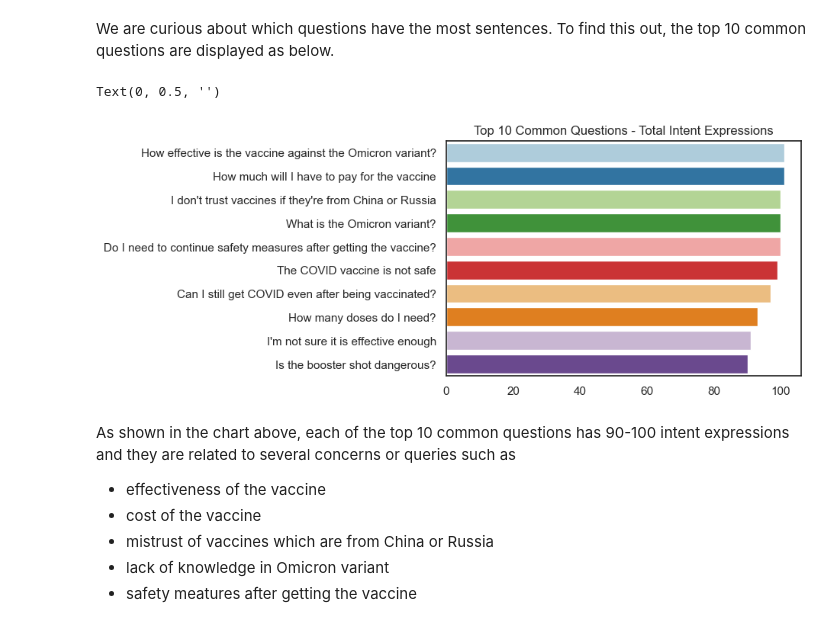
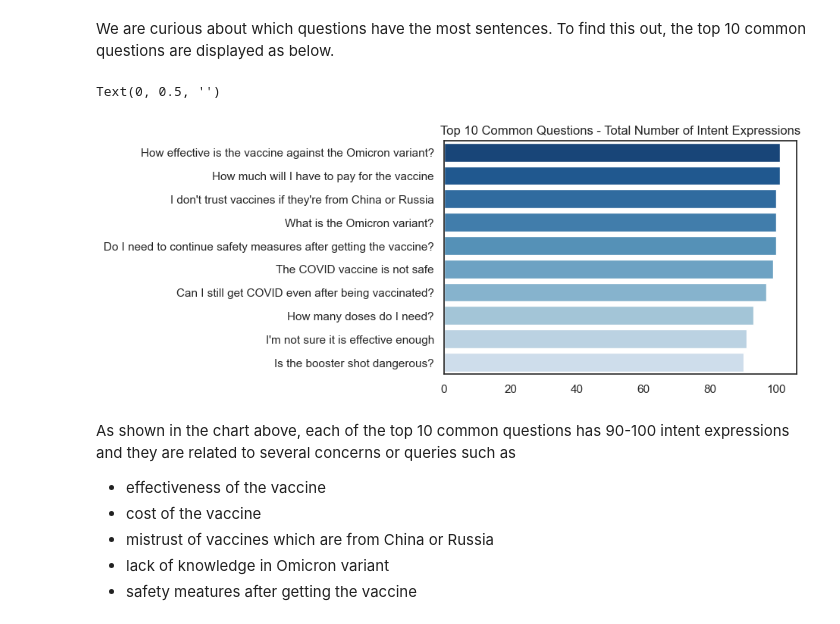
Before and after one commit to amy-panda/Text_Analysis_Covid_Vaccine_Hesitancy, a Jupyter notebook: eda.ipynb, the cells around one changed output. Cells and saved outputs as stored; diff of their text form; code cells hidden in the pictures.

```diff
--- a/eda.ipynb
+++ b/eda.ipynb
@@ -139,14 +146,15 @@ q_count_top10=df_intent.groupby(['label','label_idx'],as_index=False).count().so
 # %%
 # display the bar chart for top 10 questions
 f,ax=plt.subplots(figsize=(6,4))
-sns.barplot(data=q_count_top10,x='sentence',y='label',palette='Paired')
+color_palette = sns.color_palette("Blues_r", n_colors=len(q_count_top10)+2) # use a reversed sequential color palette for the bar chart
+sns.barplot(data=q_count_top10,x='sentence',y='label',palette=color_palette)
 sns.set_theme(style="white")
-plt.title ('Top 10 Common Questions - Total Intent Expressions')
+plt.title ('Top 10 Common Questions - Total Number of Intent Expressions')
 plt.xlabel('')
 plt.ylabel('')
 # %% [output]
 Text(0, 0.5, '')
-[figure, old version]
+[figure, new version]
 # %% [markdown]
 As shown in the chart above, each of the top 10 common questions has 90-100 intent expressions and they are related to several concerns or queries such as
 - effectiveness of the vaccine
```
Also changed, not shown: parts of 12 cells of this notebook, 8 other files.
